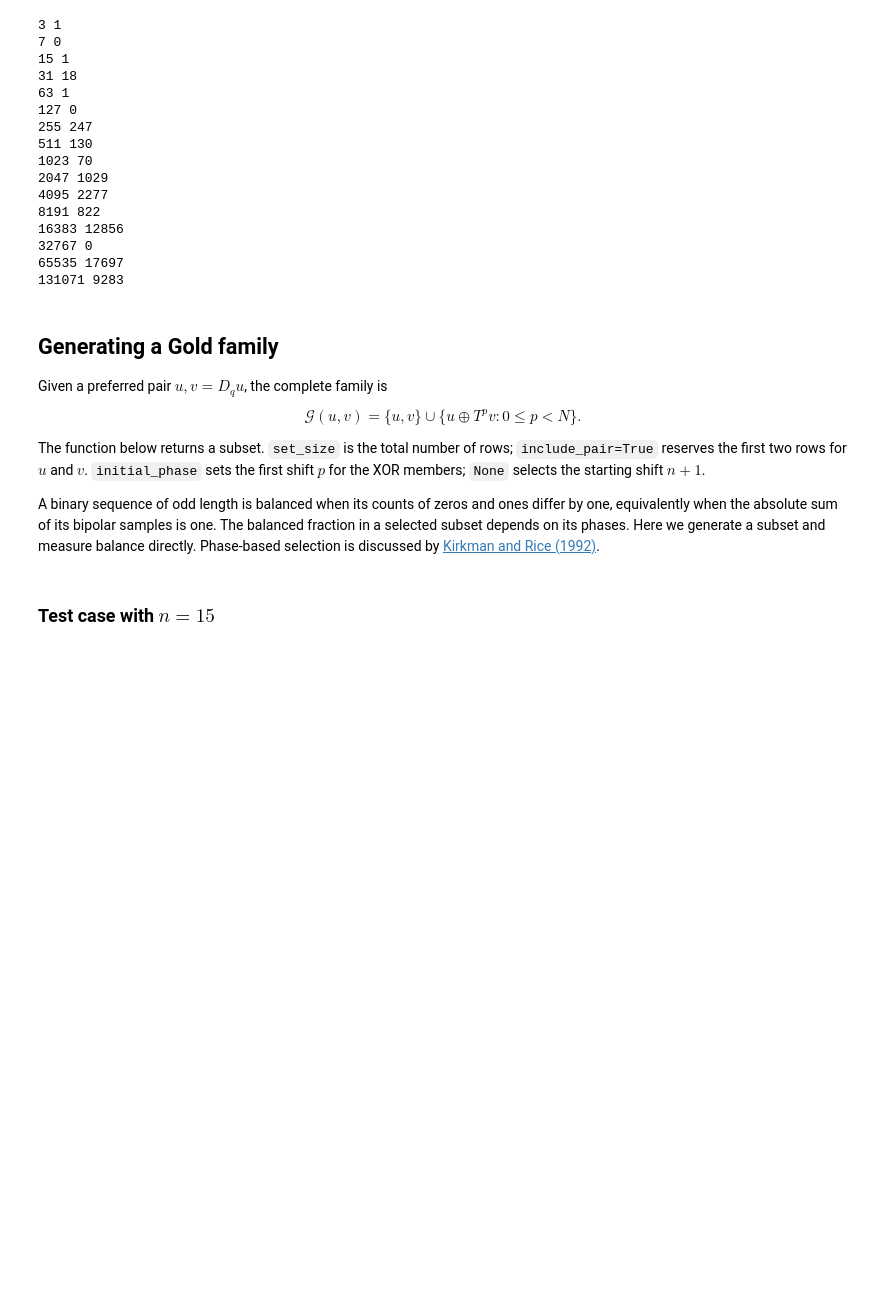
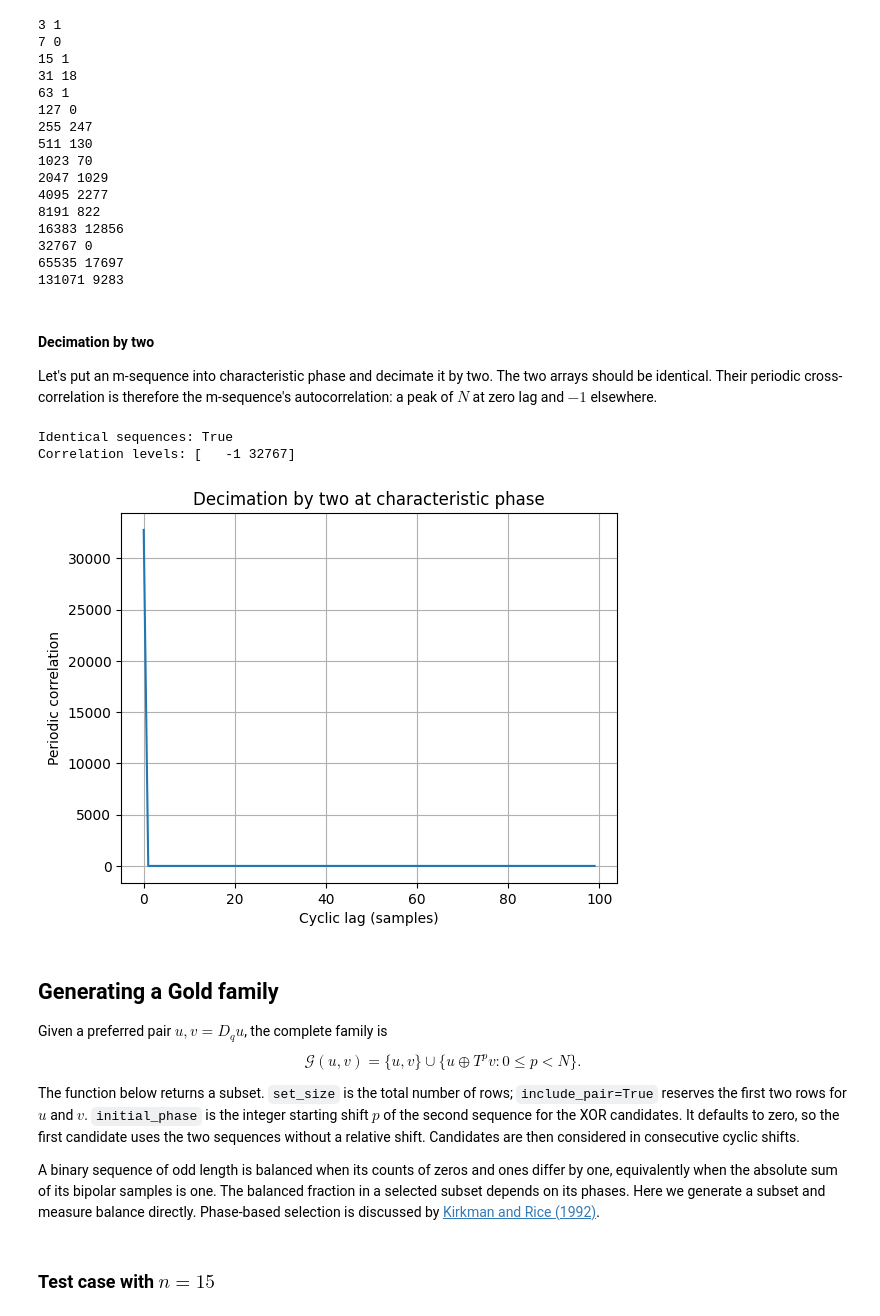
Before and after one commit to ajheller/binary_sequences, a Jupyter notebook: gold_codes/Gold_Code_from_Scratch.ipynb, the cells around one changed output. Saved outputs shown, nothing was run; the diff lists cells and outputs as text; code cells hidden in the pictures; blank space fills up the shorter version.

```diff
--- a/gold_codes/Gold_Code_from_Scratch.ipynb
+++ b/gold_codes/Gold_Code_from_Scratch.ipynb
@@ -335,13 +336,41 @@ for n in range(2, 18):
 32767 0
 65535 17697
 131071 9283
+# %% [markdown]
+#### Decimation by two
+Let's put an m-sequence into characteristic phase and decimate it by two. The two arrays should be identical. Their periodic cross-correlation is therefore the m-sequence's autocorrelation: a peak of $N$ at zero lag and $-1$ elsewhere.
+# %%
+from matplotlib import pyplot as plt
+
+phase_sequence = sig.max_len_seq(15)[0]
+phase_sequence = np.roll(phase_sequence, characteristic_phase(phase_sequence))
+phase_decimated = decimate_sequence(phase_sequence, 2)
+print("Identical sequences:", np.array_equal(phase_sequence, phase_decimated))
+
+# Convert to bipolar samples and compute periodic correlation using the FFT.
+phase_x = phase_sequence * 2 - 1
+phase_y = phase_decimated * 2 - 1
+phase_corr = np.fft.ifft(
+    np.fft.fft(phase_x) * np.fft.fft(phase_y).conj()
+).real
+print("Correlation levels:", np.unique(np.rint(phase_corr).astype(int)))
+plt.plot(phase_corr[:100])
+plt.xlabel("Cyclic lag (samples)")
+plt.ylabel("Periodic correlation")
+plt.title("Decimation by two at characteristic phase")
+plt.grid(True)
+plt.show()
+# %% [output]
+Identical sequences: True
+Correlation levels: [   -1 32767]
+[figure, added]
 # %% [markdown]
 ## Generating a Gold family
 Given a preferred pair $u,v=D_q u$, the complete family is
 
 $$\mathcal G(u,v)=\{u,v\}\cup\{u\oplus T^p v:0\le p<N\}.$$
 
-The function below returns a subset. `set_size` is the total number of rows; `include_pair=True` reserves the first two rows for $u$ and $v$. `initial_phase` sets the first shift $p$ for the XOR members; `None` selects the starting shift $n+1$.
+The function below returns a subset. `set_size` is the total number of rows; `include_pair=True` reserves the first two rows for $u$ and $v$. `initial_phase` is the integer starting shift $p$ of the second sequence for the XOR candidates. It defaults to zero, so the first candidate uses the two sequences without a relative shift. Candidates are then considered in consecutive cyclic shifts.
 
 A binary sequence of odd length is balanced when its counts of zeros and ones differ by one, equivalently when the absolute sum of its bipolar samples is one. The balanced fraction in a selected subset depends on its phases. Here we generate a subset and measure balance directly. Phase-based selection is discussed by [Kirkman and Rice (1992)](https://doi.org/10.1109/ICASSP.1992.226298).
 # %%
```
Also changed, not shown: parts of 21 cells of this notebook, 1 other file.
